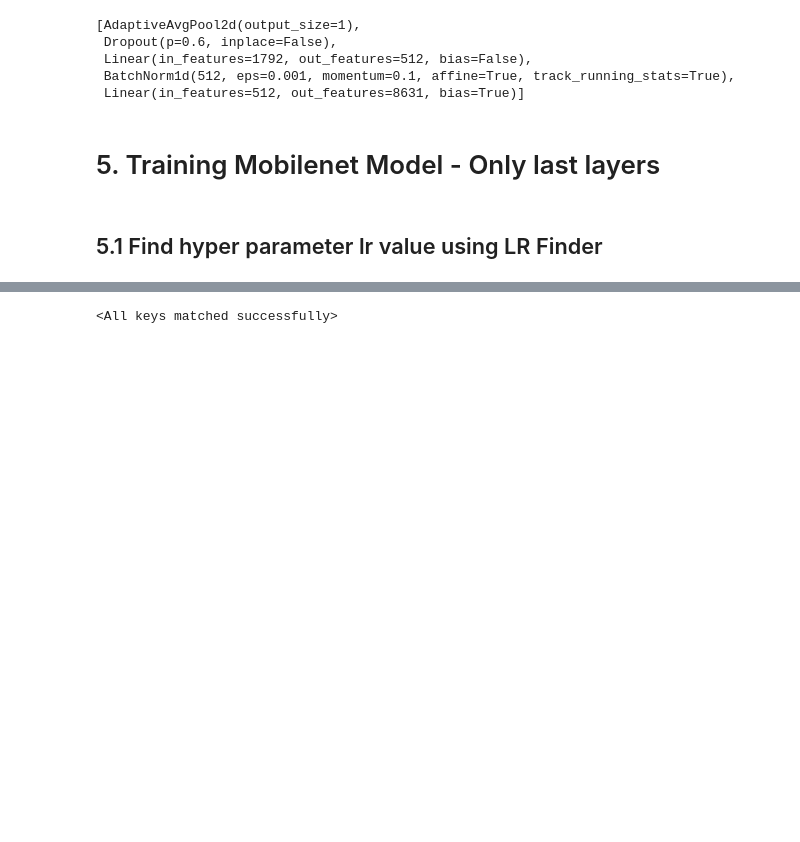
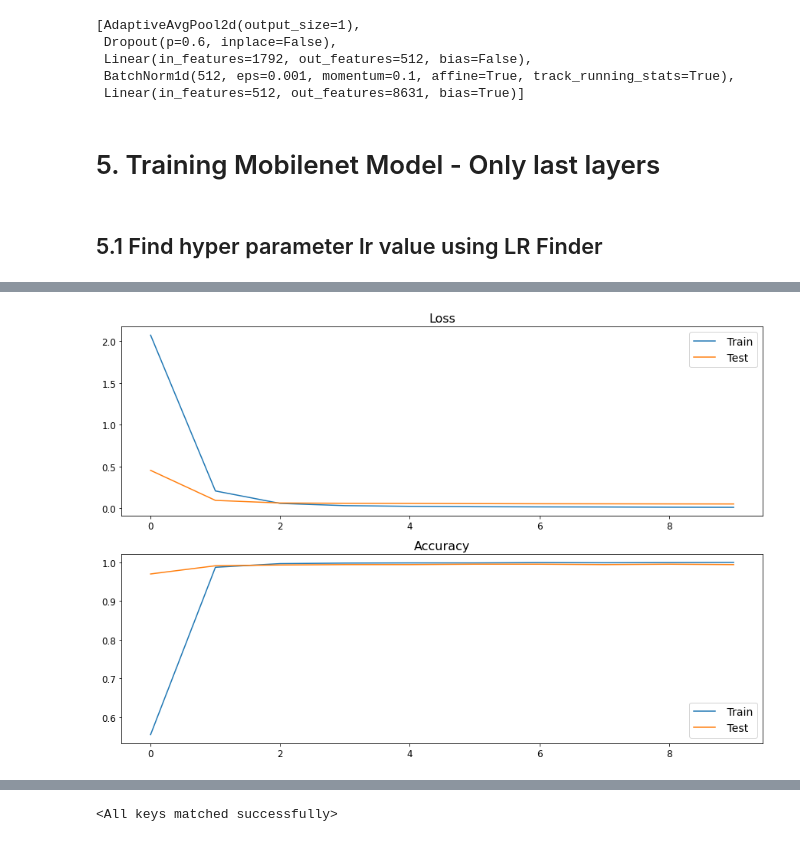
Before and after one commit to EVA4-RS-Group/Phase2, a Jupyter notebook: S4_FaceRecognition/EVA4_P2_S4_Face_Recognition_v2.ipynb, the cells around one changed output, grey strips where cells are left out. Drawn from its saved outputs; the diff is of its cells as text; code cells hidden in the pictures; blank space fills up the shorter version.

```diff
--- a/S4_FaceRecognition/EVA4_P2_S4_Face_Recognition_v2.ipynb
+++ b/S4_FaceRecognition/EVA4_P2_S4_Face_Recognition_v2.ipynb
@@ -151 +164,5 @@ plt.show()
+# %%
+PlotGraph(plotData,"loss_accuracy_2.jpg")
+# %% [output]
+[figure, added]
 # %%
```
Also changed, not shown: parts of 10 cells of this notebook.
